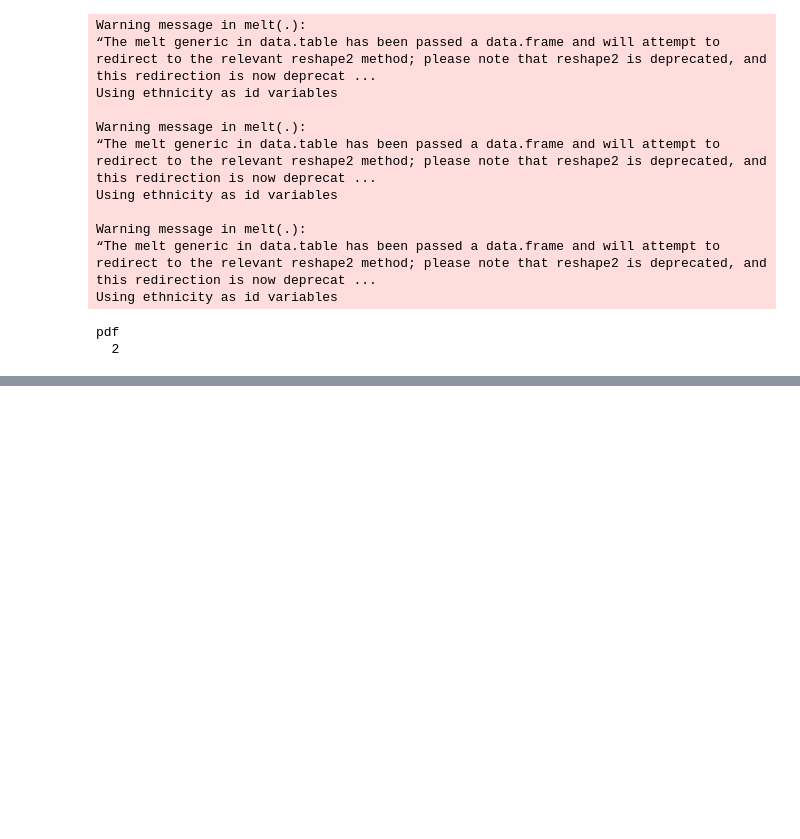
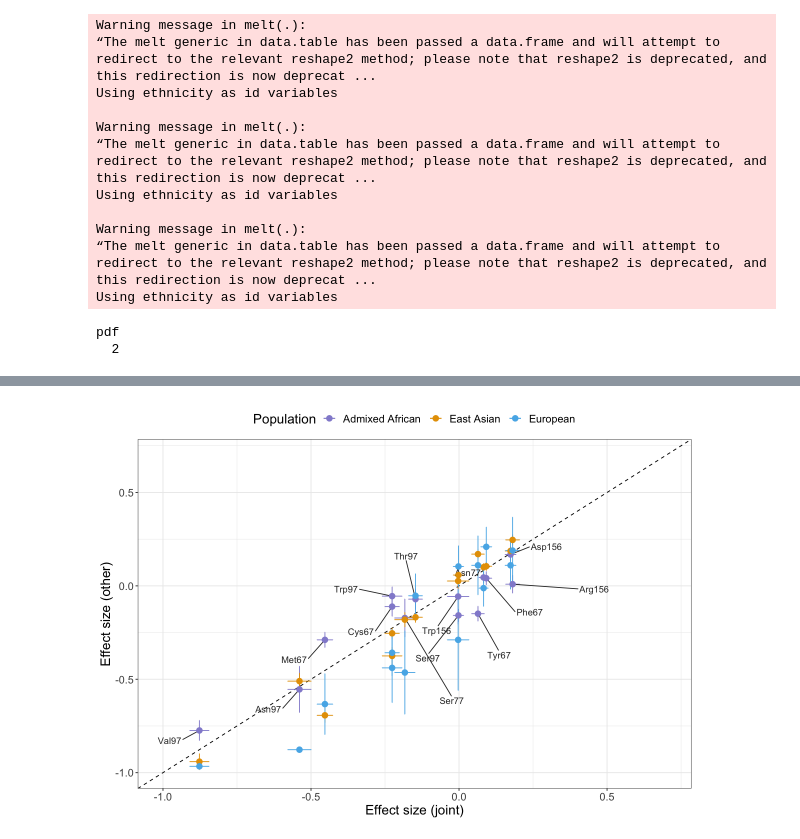
Before and after one commit to immunogenomics/HLA-TAPAS, a Jupyter notebook: manuscript/scripts/Main_Figures.ipynb, the cells around one changed output, grey strips where cells are left out. Saved outputs shown, nothing was run; the diff lists cells and outputs as text; code cells hidden in the pictures; blank space fills up the shorter version.

```diff
--- a/manuscript/scripts/Main_Figures.ipynb
+++ b/manuscript/scripts/Main_Figures.ipynb
@@ -475,0 +541,38 @@ pdf
+# %%
+df <-read.table("../data/HIV_AA_summary.txt",h=T,stringsAsFactors = F)
+
+df$label <- paste(df$aa_name,df$res,sep="")
+df$reported <- paste(df$Current,df$McLaren_2012_AA,df$McLaren_2015_Euro,sep="")
+
+df.plt = data.frame(AA = c(df$label,rep("", nrow(df)), rep("", nrow(df))),
+                x = rep(df$joint_beta, 3),
+                x.se = rep(df$joint_se, 3),
+                y = c(df$aa_beta, df$eur_beta, df$lat_beta),
+                y.se = c(df$aa_se, df$eur_se, df$lat_se),
+                pop = rep(c("AA", "EUR" ,"LAT"), each = nrow(df)),
+                reported = rep(df$reported,3))
+# %%
+
+### four identified amino acids in this study only
+plt =
+  df.plt %>% filter(reported=="100" | reported=="110"| reported=="101" | reported == "111") %>%
+  ggplot(aes(x, y, colour=pop)) +
+  geom_abline(slope = 1, intercept = 0, linetype="dashed") +
+  geom_errorbar(aes(ymin = y - y.se, ymax = y + y.se)) +
+  geom_errorbarh(aes(xmin = x - x.se, xmax = x + x.se)) +
+  geom_text_repel(aes(label = AA), show.legend = F, box.padding = 1.5, col = "grey20") +
+  geom_point(size=3) +
+  xlab('Effect size (joint)') +ylab('Effect size (other)')+
+  theme_bw() +
+  theme(text = element_text(size = 16))
+
+
+
+plt + xlim(-1,0.7) + ylim(-1,0.7) +
+  scale_color_manual(values=pop_colors,
+                     labels=pop_labels,
+                     name = "Population") +
+  theme(legend.position = "top",legend.direction = "horizontal")
+
+ggsave("../figs/Fig4d_HIV-4AAs-comparison.pdf",height=7,width=10)
+# %% [output]
@@ -475,0 +595 @@ pdf
+[figure, added]
```
Also changed, not shown: parts of 12 cells of this notebook, 7 other files.
